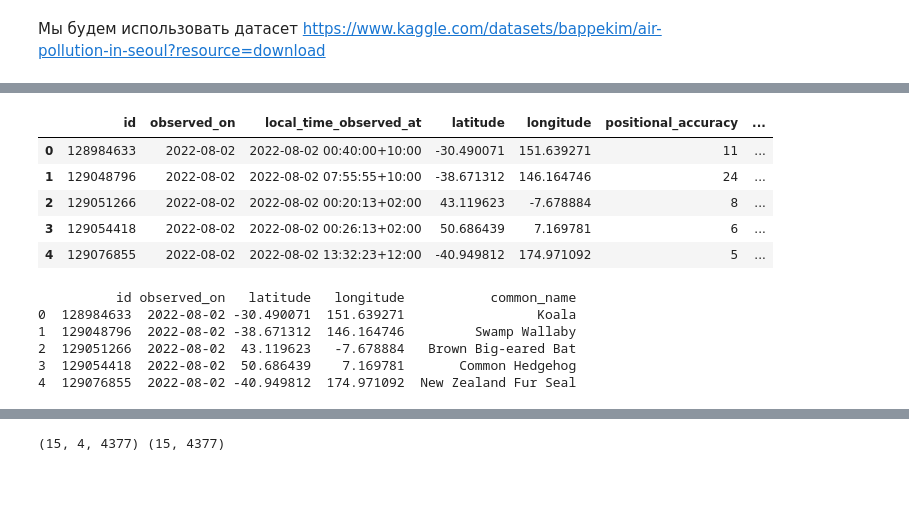
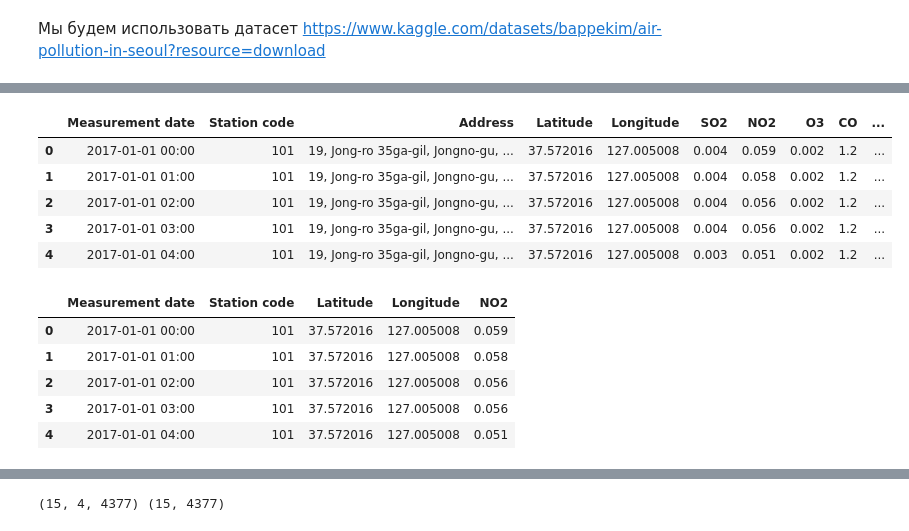
Before and after one commit to mixa15341/Data_Minimg, a Jupyter notebook: 11/пр11.ipynb, the cells around one changed output, grey strips where cells are left out. Saved outputs shown, nothing was run; the diff lists cells and outputs as text; code cells hidden in the pictures; blank space fills up the shorter version.

```diff
--- a/11/пр11.ipynb
+++ b/11/пр11.ipynb
@@ -36,28 +36,26 @@ Drive already mounted at /content/drive; to attempt to forcibly remount, call dr
 # %%
-df_i = pd.read_csv('/content/drive/MyDrive/content/observations_mammalia_global.csv')
-df_i.head()
+df = pd.read_csv('/content/drive/MyDrive/dataset/Measurement_summary.csv')
+df.head()
 # %% [output]
-|  | id | observed_on | local_time_observed_at | latitude | longitude | positional_accuracy | ... |
-| 0 | 128984633 | 2022-08-02 | 2022-08-02 00:40:00+10:00 | -30.490071 | 151.639271 | 11 | ... |
-| 1 | 129048796 | 2022-08-02 | 2022-08-02 07:55:55+10:00 | -38.671312 | 146.164746 | 24 | ... |
-| 2 | 129051266 | 2022-08-02 | 2022-08-02 00:20:13+02:00 | 43.119623 | -7.678884 | 8 | ... |
-| 3 | 129054418 | 2022-08-02 | 2022-08-02 00:26:13+02:00 | 50.686439 | 7.169781 | 6 | ... |
-| 4 | 129076855 | 2022-08-02 | 2022-08-02 13:32:23+12:00 | -40.949812 | 174.971092 | 5 | ... |
+|  | Measurement date | Station code | Address | Latitude | Longitude | SO2 | NO2 | O3 | CO | ... |
+| 0 | 2017-01-01 00:00 | 101 | 19, Jong-ro 35ga-gil, Jongno-gu, ... | 37.572016 | 127.005008 | 0.004 | 0.059 | 0.002 | 1.2 | ... |
+| 1 | 2017-01-01 01:00 | 101 | 19, Jong-ro 35ga-gil, Jongno-gu, ... | 37.572016 | 127.005008 | 0.004 | 0.058 | 0.002 | 1.2 | ... |
+| 2 | 2017-01-01 02:00 | 101 | 19, Jong-ro 35ga-gil, Jongno-gu, ... | 37.572016 | 127.005008 | 0.004 | 0.056 | 0.002 | 1.2 | ... |
+| 3 | 2017-01-01 03:00 | 101 | 19, Jong-ro 35ga-gil, Jongno-gu, ... | 37.572016 | 127.005008 | 0.004 | 0.056 | 0.002 | 1.2 | ... |
+| 4 | 2017-01-01 04:00 | 101 | 19, Jong-ro 35ga-gil, Jongno-gu, ... | 37.572016 | 127.005008 | 0.003 | 0.051 | 0.002 | 1.2 | ... |
-# %%
-# Создание копии и удаление лишних колонок
-drop = ['taxon_geoprivacy', 'geoprivacy', 'image_url', 'license',
-                   'public_positional_accuracy', 'positional_accuracy', 'taxon_id', 'local_time_observed_at', 'scientific_name']
-df = df_i.drop(columns=drop)
-path = '/content/drive/MyDrive/content/observations_mammalia_global_copy.csv'
-df.to_csv(path, index=False)
-print(df.head())
-# %% [output]
-          id observed_on   latitude   longitude           common_name
-0  128984633  2022-08-02 -30.490071  151.639271                 Koala
-1  129048796  2022-08-02 -38.671312  146.164746         Swamp Wallaby
-2  129051266  2022-08-02  43.119623   -7.678884   Brown Big-eared Bat
-3  129054418  2022-08-02  50.686439    7.169781       Common Hedgehog
-4  129076855  2022-08-02 -40.949812  174.971092  New Zealand Fur Seal
+# %%
+# удаление лишних колонок
+drop = ['SO2','O3','CO','PM10','PM2.5','Address']
+df = df.drop(columns=drop)
+df = df[df['Station code'] <= 101]
+df.head()
+# %% [output]
+|  | Measurement date | Station code | Latitude | Longitude | NO2 |
+| 0 | 2017-01-01 00:00 | 101 | 37.572016 | 127.005008 | 0.059 |
+| 1 | 2017-01-01 01:00 | 101 | 37.572016 | 127.005008 | 0.058 |
+| 2 | 2017-01-01 02:00 | 101 | 37.572016 | 127.005008 | 0.056 |
+| 3 | 2017-01-01 03:00 | 101 | 37.572016 | 127.005008 | 0.056 |
+| 4 | 2017-01-01 04:00 | 101 | 37.572016 | 127.005008 | 0.051 |
 # %%
 print(df.isnull().sum())
 # %% [output]
```
Also changed, not shown: parts of 12 cells of this notebook.
